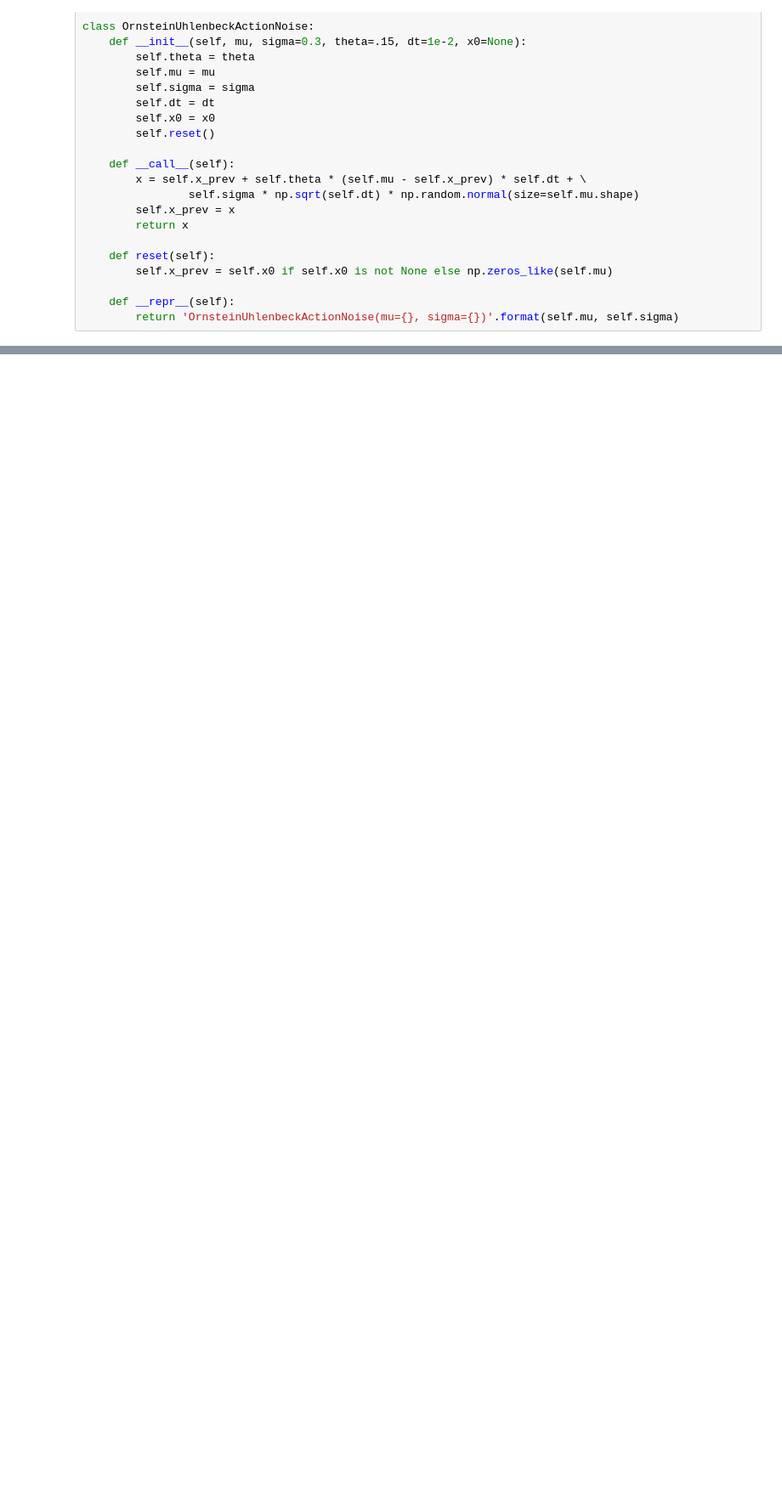
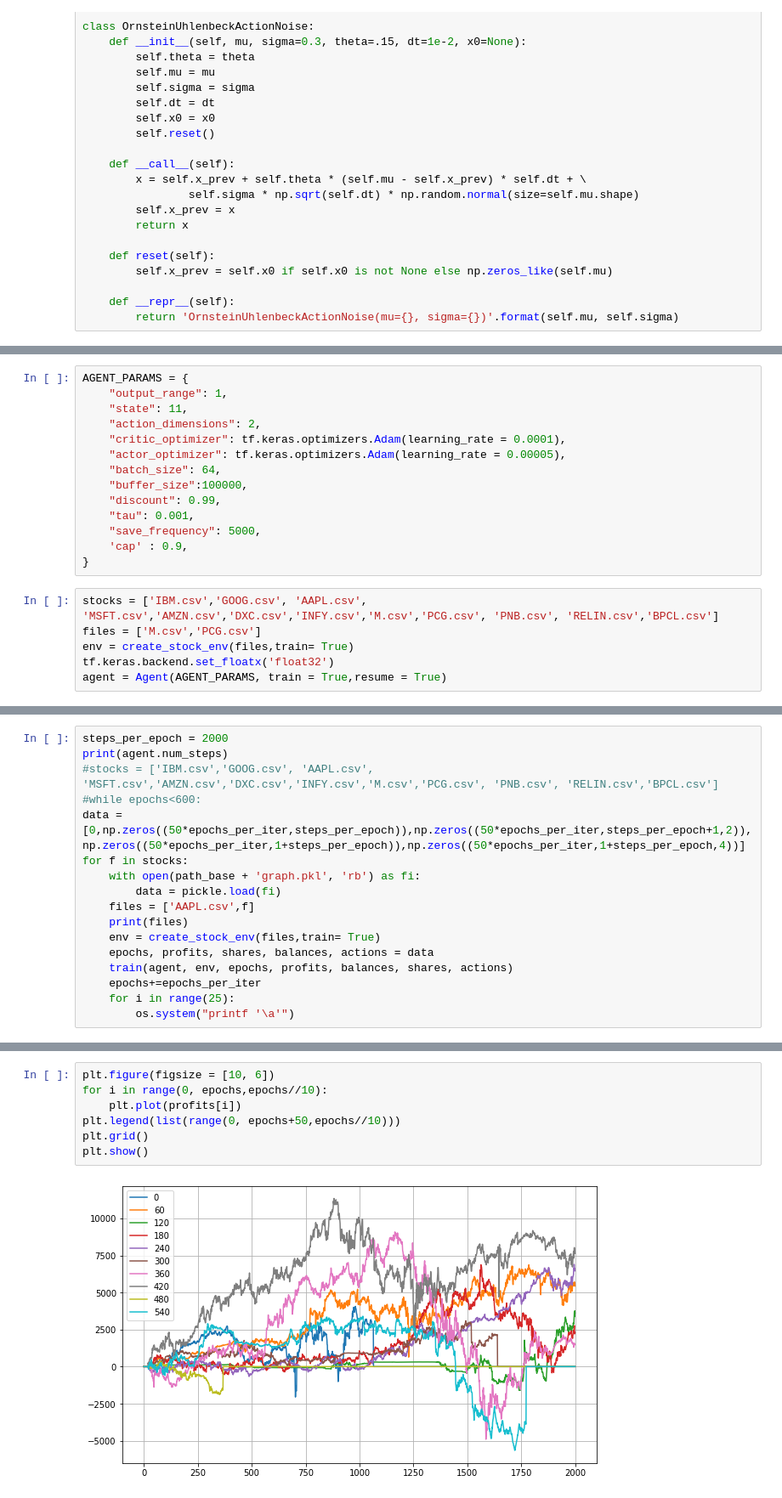
Before and after one commit to geekpradd/Reinforcement-Learning-Stock-Trader, a Jupyter notebook: Stock Final Codes and Results/Multi Stock DDPG/DDPG_single_prev.ipynb, the cells around one changed output, grey strips where cells are left out. Shown at 85% size. Cells and saved outputs as stored; diff of their text form; blank space fills up the shorter version.

Commit message:
trained weights

```diff
--- a/Stock Final Codes and Results/Multi Stock DDPG/DDPG_single_prev.ipynb
+++ b/Stock Final Codes and Results/Multi Stock DDPG/DDPG_single_prev.ipynb
@@ -717,0 +461,20 @@ plt.show()
+# %%
+AGENT_PARAMS = {
+	"output_range": 1,
+	"state": 11,
+	"action_dimensions": 2,
+	"critic_optimizer": tf.keras.optimizers.Adam(learning_rate = 0.0001),
+	"actor_optimizer": tf.keras.optimizers.Adam(learning_rate = 0.00005),
+	"batch_size": 64,
+	"buffer_size":100000,
+	"discount": 0.99,
+	"tau": 0.001,
+	"save_frequency": 5000,
+	'cap' : 0.9,
+}
+# %%
+stocks = ['IBM.csv','GOOG.csv', 'AAPL.csv', 'MSFT.csv','AMZN.csv','DXC.csv','INFY.csv','M.csv','PCG.csv', 'PNB.csv', 'RELIN.csv','BPCL.csv']
+files = ['M.csv','PCG.csv']
+env = create_stock_env(files,train= True)
+tf.keras.backend.set_floatx('float32')
+agent = Agent(AGENT_PARAMS, train = True,resume = True)
@@ -717,0 +485,17 @@ plt.show()
+# %%
+steps_per_epoch = 2000
+print(agent.num_steps)
+#stocks = ['IBM.csv','GOOG.csv', 'AAPL.csv', 'MSFT.csv','AMZN.csv','DXC.csv','INFY.csv','M.csv','PCG.csv', 'PNB.csv', 'RELIN.csv','BPCL.csv']
+#while epochs<600:
+data = [0,np.zeros((50*epochs_per_iter,steps_per_epoch)),np.zeros((50*epochs_per_iter,steps_per_epoch+1,2)),np.zeros((50*epochs_per_iter,1+steps_per_epoch)),np.zeros((50*epochs_per_iter,1+steps_per_epoch,4))]
+for f in stocks:
+    with open(path_base + 'graph.pkl', 'rb') as fi:
+        data = pickle.load(fi)
+    files = ['AAPL.csv',f]
+    print(files)
+    env = create_stock_env(files,train= True)
+    epochs, profits, shares, balances, actions = data
+    train(agent, env, epochs, profits, balances, shares, actions)
+    epochs+=epochs_per_iter
+    for i in range(25):
+        os.system("printf '\a'")
@@ -717,0 +524,9 @@ plt.show()
+# %%
+plt.figure(figsize = [10, 6])
+for i in range(0, epochs,epochs//10):
+    plt.plot(profits[i])
+plt.legend(list(range(0, epochs+50,epochs//10)))
+plt.grid()
+plt.show()
+# %% [output]
+[figure, added]
```
Also changed, not shown: parts of 38 cells of this notebook, 3 other files.
